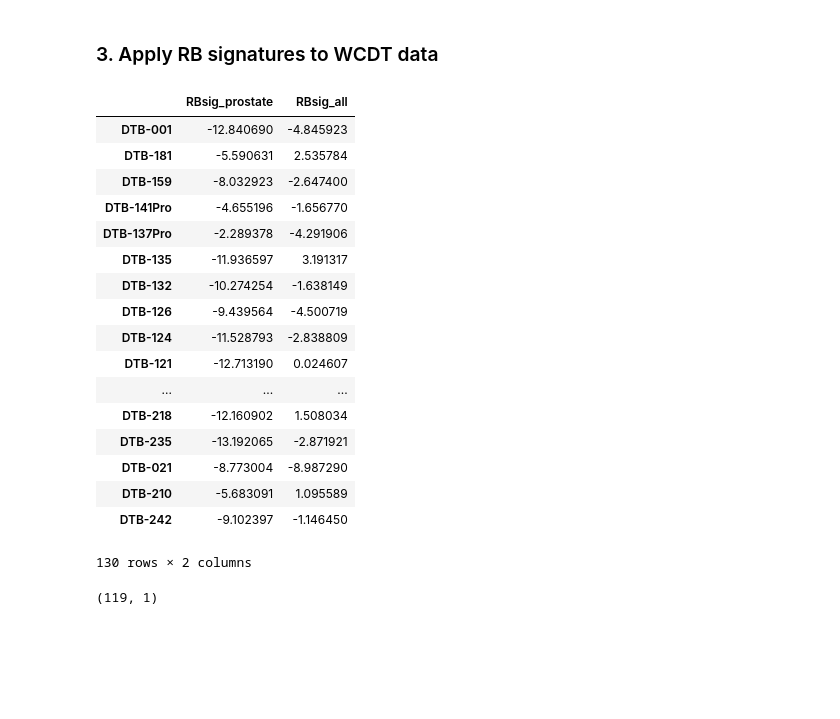
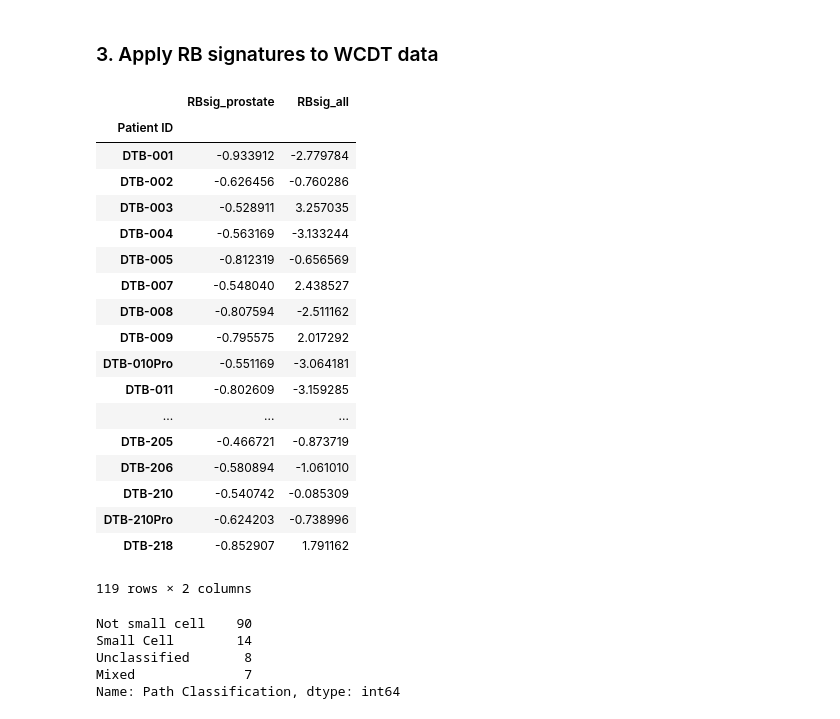
Before and after one commit to MollyZhang/ARsig_python, a Jupyter notebook: RB1sig.ipynb, the cells around one changed output. Saved outputs shown, nothing was run; the diff lists cells and outputs as text; code cells hidden in the pictures; blank space fills up the shorter version.

```diff
--- a/RB1sig.ipynb
+++ b/RB1sig.ipynb
@@ -218,24 +219,3 @@ WCDT_RBscore_all = np.dot(WCDT_df[common_genes].as_matrix(),
 RBscores = pd.DataFrame(index=WCDT_df.index)
 RBscores["RBsig_prostate"] = WCDT_RBscore_prostate
 RBscores["RBsig_all"] = WCDT_RBscore_all
-# %%
-RBscores
-# %% [output]
-|  | RBsig_prostate | RBsig_all |
-| DTB-001 | -12.840690 | -4.845923 |
-| DTB-181 | -5.590631 | 2.535784 |
-| DTB-159 | -8.032923 | -2.647400 |
-| DTB-141Pro | -4.655196 | -1.656770 |
-| DTB-137Pro | -2.289378 | -4.291906 |
-| DTB-135 | -11.936597 | 3.191317 |
-| DTB-132 | -10.274254 | -1.638149 |
-| DTB-126 | -9.439564 | -4.500719 |
-| DTB-124 | -11.528793 | -2.838809 |
-| DTB-121 | -12.713190 | 0.024607 |
-| ... | ... | ... |
-| DTB-218 | -12.160902 | 1.508034 |
-| DTB-235 | -13.192065 | -2.871921 |
-| DTB-021 | -8.773004 | -8.987290 |
-| DTB-210 | -5.683091 | 1.095589 |
-| DTB-242 | -9.102397 | -1.146450 |
-130 rows × 2 columns
@@ -244,8 +222,33 @@ y_df = pd.DataFrame(index=path_call_df.index, data=path_call_df["ANY SMALL CELL
-# %%
-y_df.shape
-# %% [output]
-(119, 1)
 # %%
-RBscores = RBscores.loc[y_df.index]
+RBscores = RBscores.loc[path_call_df.index]
+RBscores
+# %% [output]
+|  | RBsig_prostate | RBsig_all |
+| Patient ID |  |  |
+| DTB-001 | -0.933912 | -2.779784 |
+| DTB-002 | -0.626456 | -0.760286 |
+| DTB-003 | -0.528911 | 3.257035 |
+| DTB-004 | -0.563169 | -3.133244 |
+| DTB-005 | -0.812319 | -0.656569 |
+| DTB-007 | -0.548040 | 2.438527 |
+| DTB-008 | -0.807594 | -2.511162 |
+| DTB-009 | -0.795575 | 2.017292 |
+| DTB-010Pro | -0.551169 | -3.064181 |
+| DTB-011 | -0.802609 | -3.159285 |
+| ... | ... | ... |
+| DTB-205 | -0.466721 | -0.873719 |
+| DTB-206 | -0.580894 | -1.061010 |
+| DTB-210 | -0.540742 | -0.085309 |
+| DTB-210Pro | -0.624203 | -0.738996 |
+| DTB-218 | -0.852907 | 1.791162 |
+119 rows × 2 columns
+# %%
+path_call_df["Path Classification"].value_counts()
+# %% [output]
+Not small cell    90
+Small Cell        14
+Unclassified       8
+Mixed              7
+Name: Path Classification, dtype: int64
 # %%
 # apply NEPC signatures to known samples
```
Also changed, not shown: parts of 14 cells of this notebook, 2 other files.
